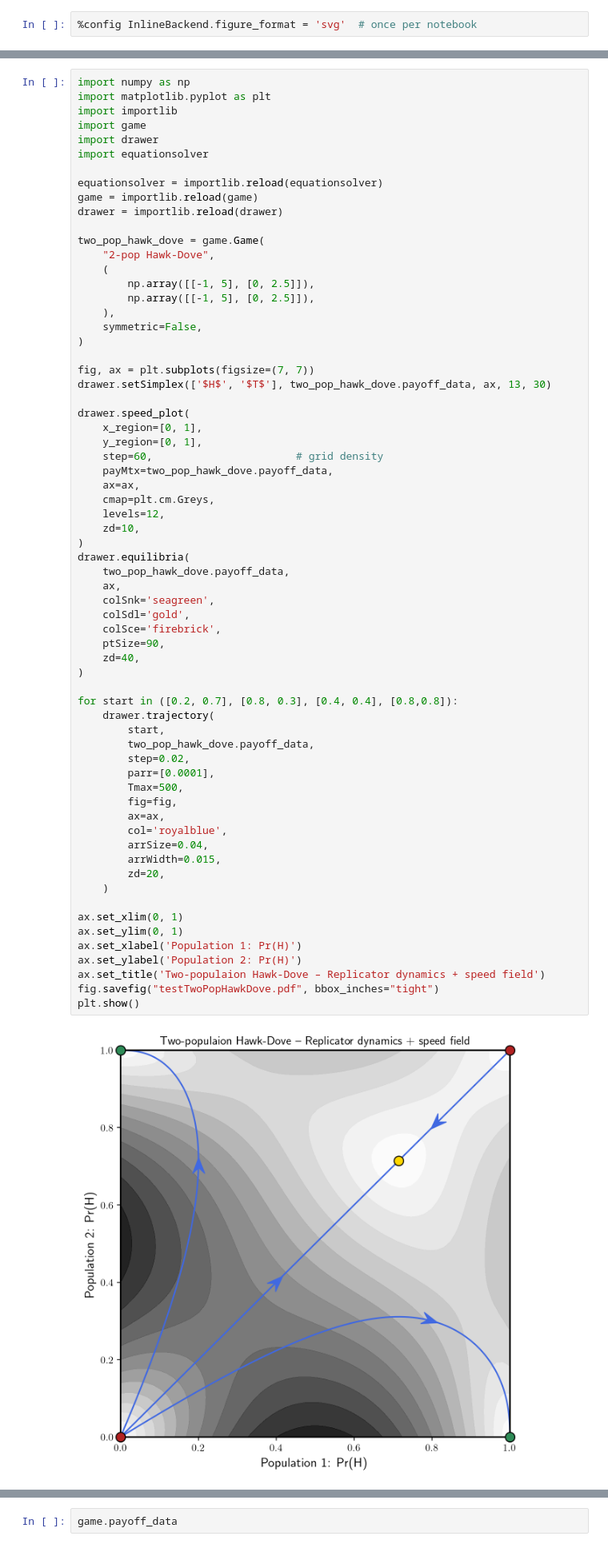
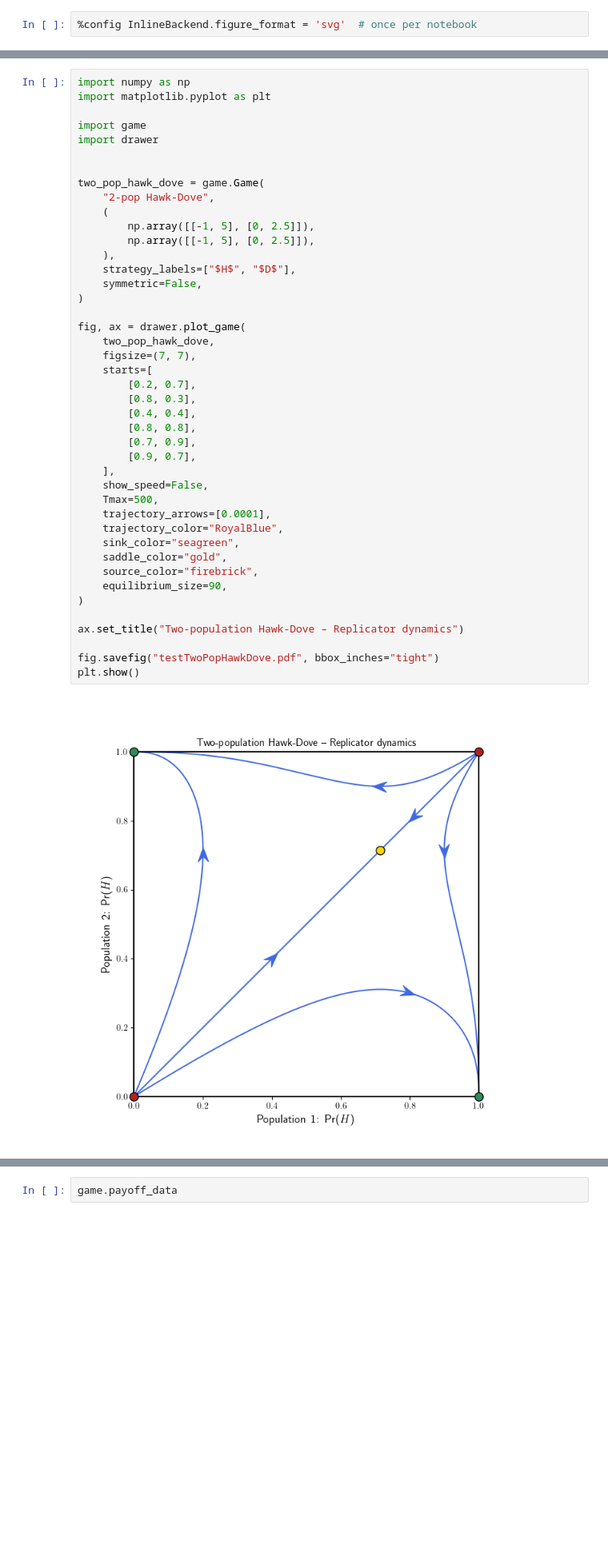
Before and after one commit to SlimaneD/pynamo, a Jupyter notebook: TestingCode.ipynb, the cells around one changed output, grey strips where cells are left out. Shown at 80% size. Cells and saved outputs as stored; diff of their text form; blank space fills up the shorter version.

```diff
--- a/TestingCode.ipynb
+++ b/TestingCode.ipynb
@@ -159,71 +223,48 @@ plt.show()
 # %%
 import numpy as np
 import matplotlib.pyplot as plt
-import importlib
+
 import game
 import drawer
-import equationsolver
 
-equationsolver = importlib.reload(equationsolver)
-game = importlib.reload(game)
-drawer = importlib.reload(drawer)
 
 two_pop_hawk_dove = game.Game(
     "2-pop Hawk-Dove",
     (
         np.array([[-1, 5], [0, 2.5]]),
         np.array([[-1, 5], [0, 2.5]]),
     ),
+    strategy_labels=["$H$", "$D$"],
     symmetric=False,
 )
 
-fig, ax = plt.subplots(figsize=(7, 7))
-drawer.setSimplex(['$H$', '$T$'], two_pop_hawk_dove.payoff_data, ax, 13, 30)
-
-drawer.speed_plot(
-    x_region=[0, 1],
-    y_region=[0, 1],
-    step=60,                       # grid density
-    payMtx=two_pop_hawk_dove.payoff_data,
-    ax=ax,
-    cmap=plt.cm.Greys,
-    levels=12,
-    zd=10,
-)
-drawer.equilibria(
-    two_pop_hawk_dove.payoff_data,
-    ax,
-    colSnk='seagreen',
-    colSdl='gold',
-    colSce='firebrick',
-    ptSize=90,
-    zd=40,
+fig, ax = drawer.plot_game(
+    two_pop_hawk_dove,
+    figsize=(7, 7),
+    starts=[
+        [0.2, 0.7],
+        [0.8, 0.3],
+        [0.4, 0.4],
+        [0.8, 0.8],
+        [0.7, 0.9],
+        [0.9, 0.7],
+    ],
+    show_speed=False,
+    Tmax=500,
+    trajectory_arrows=[0.0001],
+    trajectory_color="RoyalBlue",
+    sink_color="seagreen",
+    saddle_color="gold",
+    source_color="firebrick",
+    equilibrium_size=90,
 )
 
-for start in ([0.2, 0.7], [0.8, 0.3], [0.4, 0.4], [0.8,0.8]):
-    drawer.trajectory(
-        start,
-        two_pop_hawk_dove.payoff_data,
-        step=0.02,
-        parr=[0.0001],
-        Tmax=500,
-        fig=fig,
-        ax=ax,
-        col='royalblue',
-        arrSize=0.04,
-        arrWidth=0.015,
-        zd=20,
-    )
+ax.set_title("Two-population Hawk-Dove – Replicator dynamics")
 
-ax.set_xlim(0, 1)
-ax.set_ylim(0, 1)
-ax.set_xlabel('Population 1: Pr(H)')
-ax.set_ylabel('Population 2: Pr(H)')
-ax.set_title('Two-populaion Hawk-Dove – Replicator dynamics + speed field')
 fig.savefig("testTwoPopHawkDove.pdf", bbox_inches="tight")
 plt.show()
 # %% [output]
-[figure, old version]
+[figure, new version]
 # %%
 import numpy as np
 import matplotlib.pyplot as plt
```
Also changed, not shown: parts of 34 cells of this notebook, 33 other files.
